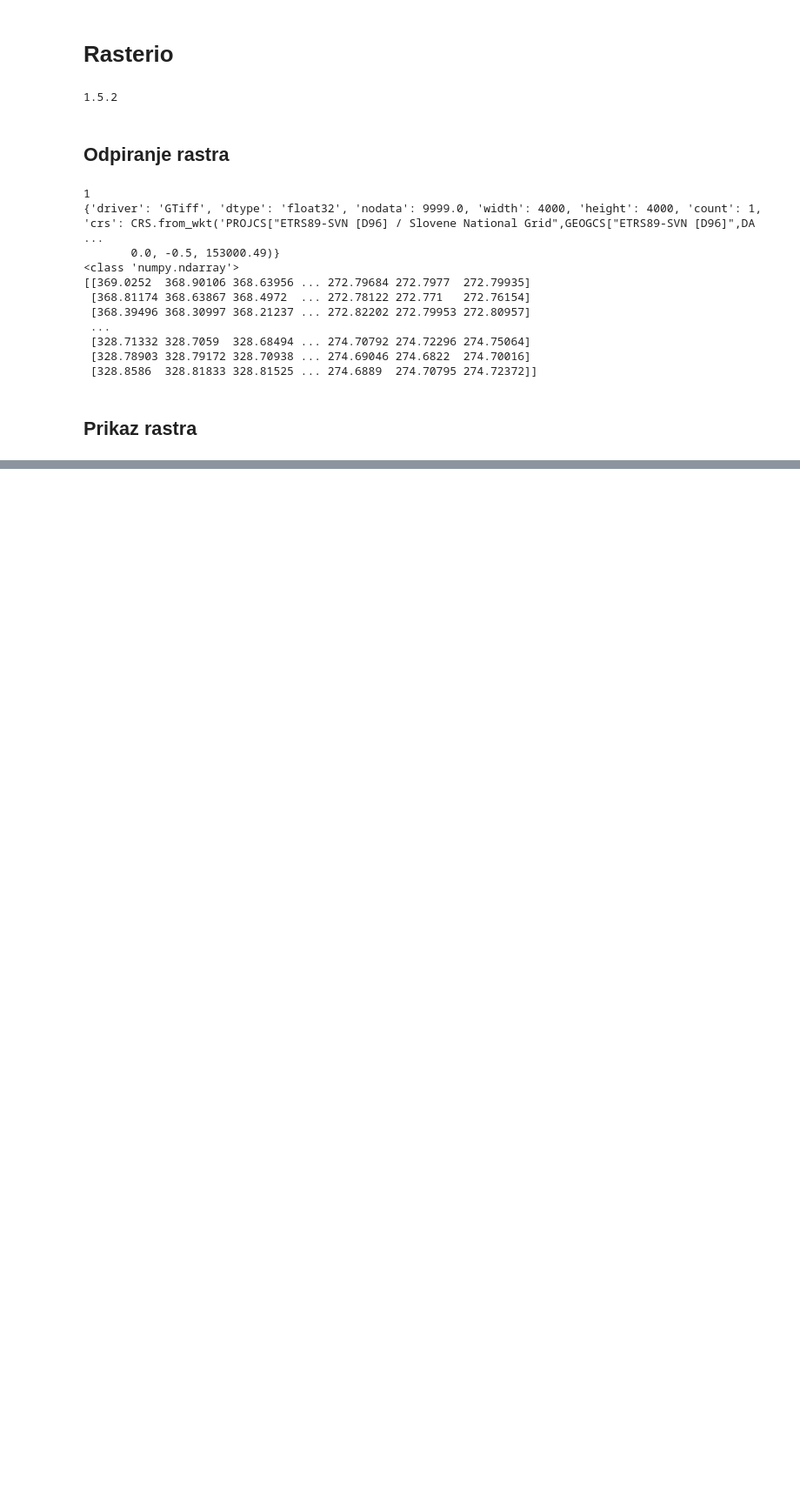
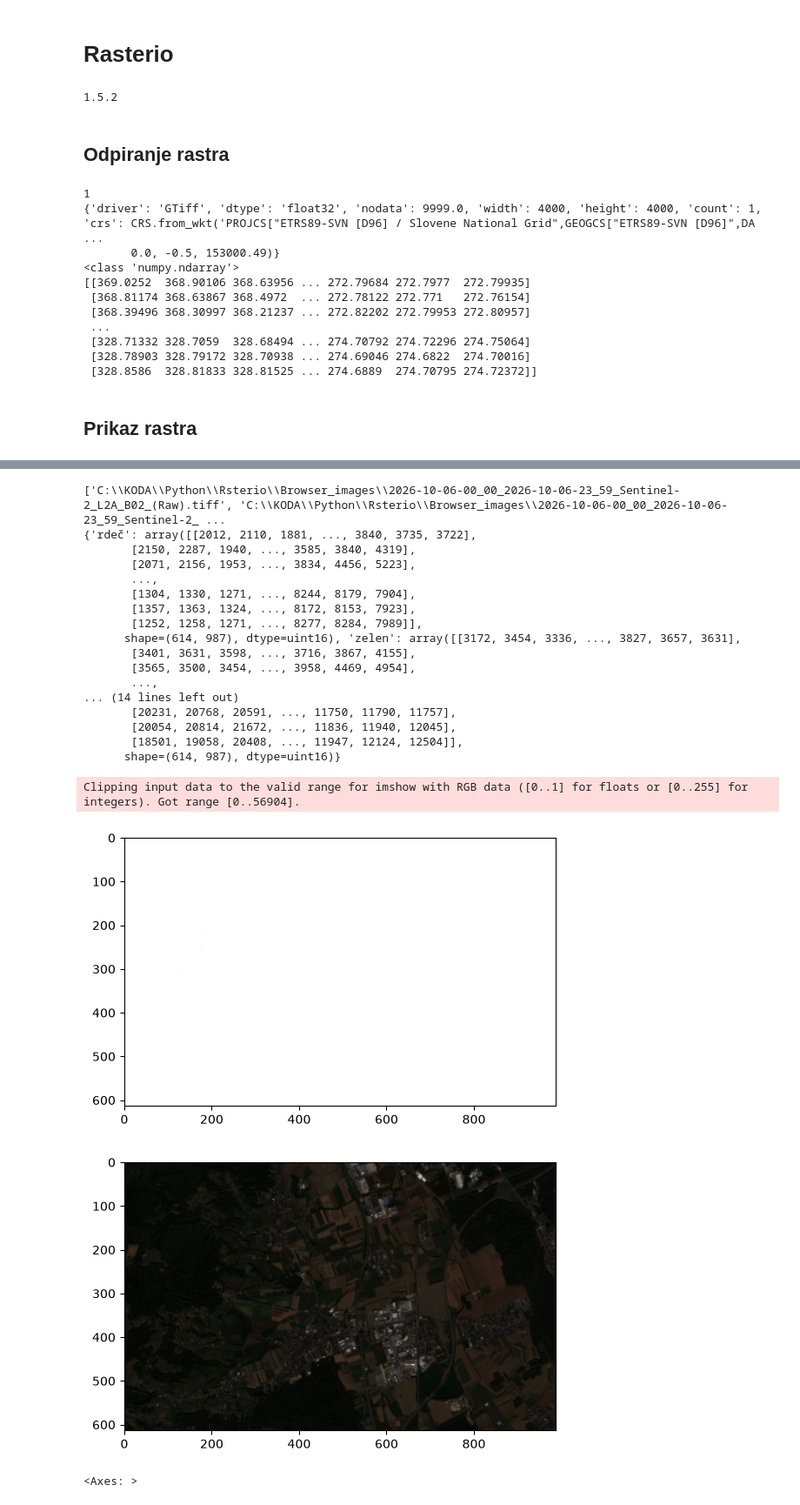
Before and after one commit to leonsmolej/Rasterio_zapiski, a Jupyter notebook: rasterio.ipynb, the cells around one changed output, grey strips where cells are left out. Shown at 87% size. Cells and saved outputs as stored; diff of their text form; code cells hidden in the pictures; blank space fills up the shorter version.

```diff
--- a/rasterio.ipynb
+++ b/rasterio.ipynb
@@ -65,0 +122,59 @@ show(slrm_band,cmap="gray", vmin=-1.5, vmax=1.5)
+# %%
+import glob #knjižnica za iskanje fajlov(z wildcardi ipd.)
+raster_dir=os.path.normpath(r"C:\KODA\Python\Rsterio\Browser_images")
+
+rastri=sorted(glob.glob(os.path.join(raster_dir,"*.tiff")))
+print(rastri)
+
+
+fajli={
+    "rdeč":rastri[2],
+    "zelen":rastri[1],
+    "moder":rastri[0],
+    "nir":rastri[3],
+}
+
+def preberi_kanal(fajl_path):                     #samo spremeni kanal v array
+    with rio.open(fajl_path) as dataset:
+        return dataset.read(1)
+
+
+kanali={}
+for fajl in fajli:                               #uporabi preberi_kanal funkcijo na vseh različnih kanalih med fajli
+    kanali[fajl]=preberi_kanal(fajli[fajl])
+
+print(kanali)
+
+rgb_kompozit=np.stack((kanali["rdeč"], kanali["zelen"],kanali["moder"]))
+
+def normaliziraj(array: np.ndarray):                                #Zaradi visokih vrednosti je potrebna normalizacija
+    return (array-array.min())/(array.max()-array.min())
+
+
+rgb_normaliziran=normaliziraj(rgb_kompozit)
+show(rgb_normaliziran)
+
+
+#Končal na 50 min
+# %% [output]
+['C:\\KODA\\Python\\Rsterio\\Browser_images\\2026-10-06-00_00_2026-10-06-23_59_Sentinel-2_L2A_B02_(Raw).tiff', 'C:\\KODA\\Python\\Rsterio\\Browser_images\\2026-10-06-00_00_2026-10-06-23_59_Sentinel-2_ ...
+{'rdeč': array([[2012, 2110, 1881, ..., 3840, 3735, 3722],
+       [2150, 2287, 1940, ..., 3585, 3840, 4319],
+       [2071, 2156, 1953, ..., 3834, 4456, 5223],
+       ...,
+       [1304, 1330, 1271, ..., 8244, 8179, 7904],
+       [1357, 1363, 1324, ..., 8172, 8153, 7923],
+       [1252, 1258, 1271, ..., 8277, 8284, 7989]],
+      shape=(614, 987), dtype=uint16), 'zelen': array([[3172, 3454, 3336, ..., 3827, 3657, 3631],
+       [3401, 3631, 3598, ..., 3716, 3867, 4155],
+       [3565, 3500, 3454, ..., 3958, 4469, 4954],
+       ...,
+... (14 lines left out)
+       [20231, 20768, 20591, ..., 11750, 11790, 11757],
+       [20054, 20814, 21672, ..., 11836, 11940, 12045],
+       [18501, 19058, 20408, ..., 11947, 12124, 12504]],
+      shape=(614, 987), dtype=uint16)}
+Clipping input data to the valid range for imshow with RGB data ([0..1] for floats or [0..255] for integers). Got range [0..56904].
+[figure, added]
+[figure, added]
+<Axes: >
```
Also changed, not shown: parts of 6 cells of this notebook.
